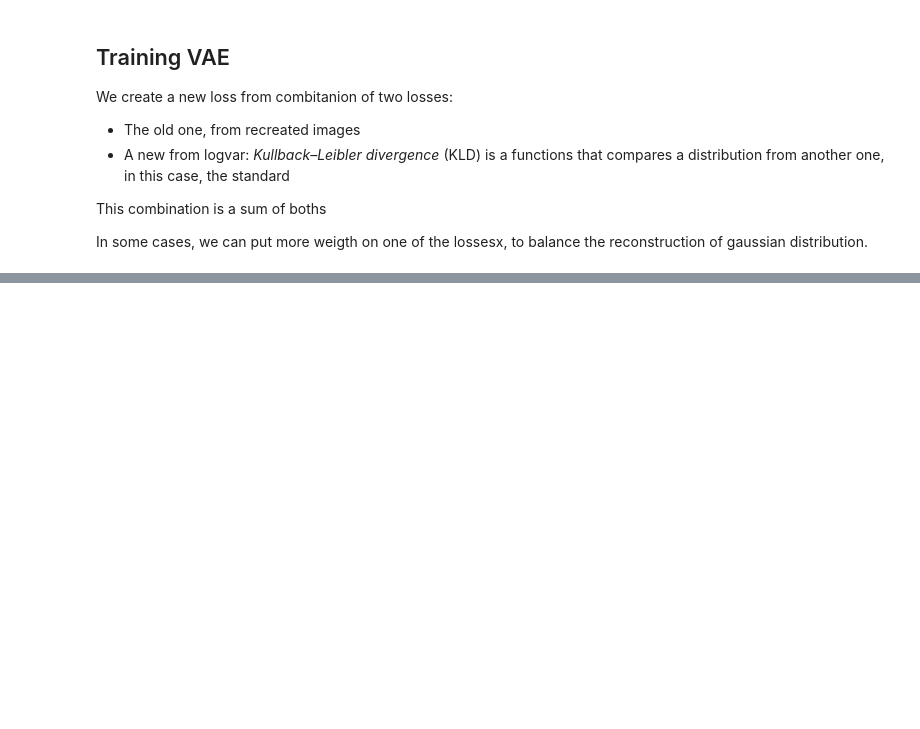
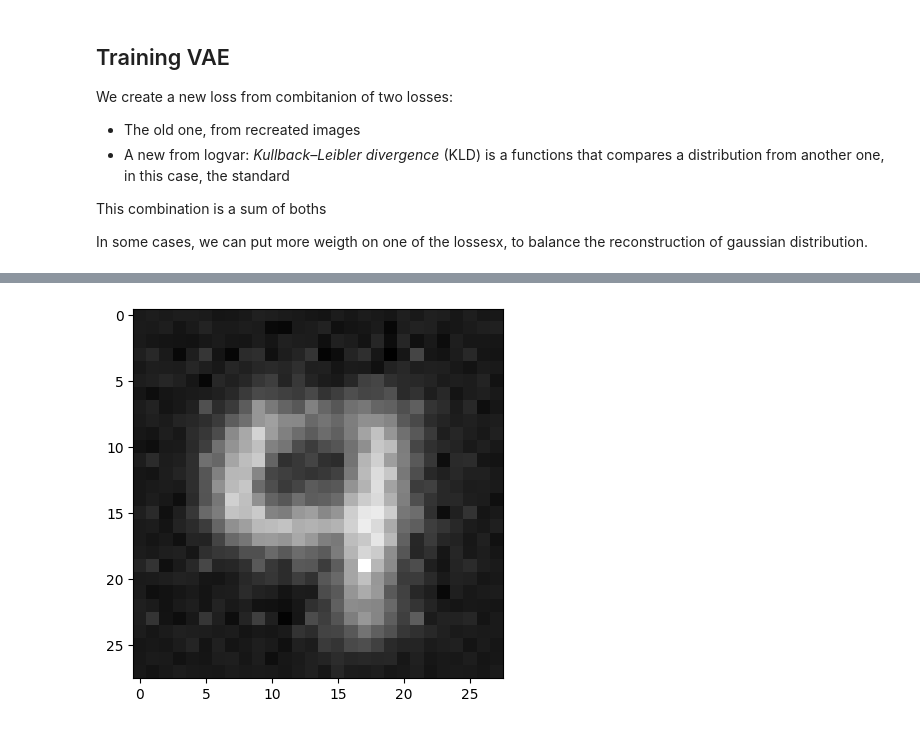
Before and after one commit to PudWin14/Generative_AI_TFM, a Jupyter notebook: VAE:Variational_Autoencoder/VAE.ipynb, the cells around one changed output, grey strips where cells are left out. Saved outputs shown, nothing was run; the diff lists cells and outputs as text; code cells hidden in the pictures; blank space fills up the shorter version.

```diff
--- a/VAE:Variational_Autoencoder/VAE.ipynb
+++ b/VAE:Variational_Autoencoder/VAE.ipynb
@@ -371,0 +371,4 @@ len(train_losses["loss"])
+# %%
+plt.imshow(reconstructed_img.cpu().detach().squeeze(),cmap="grey");
+# %% [output]
+[figure, added]
```
Also changed, not shown: parts of 16 cells of this notebook.
